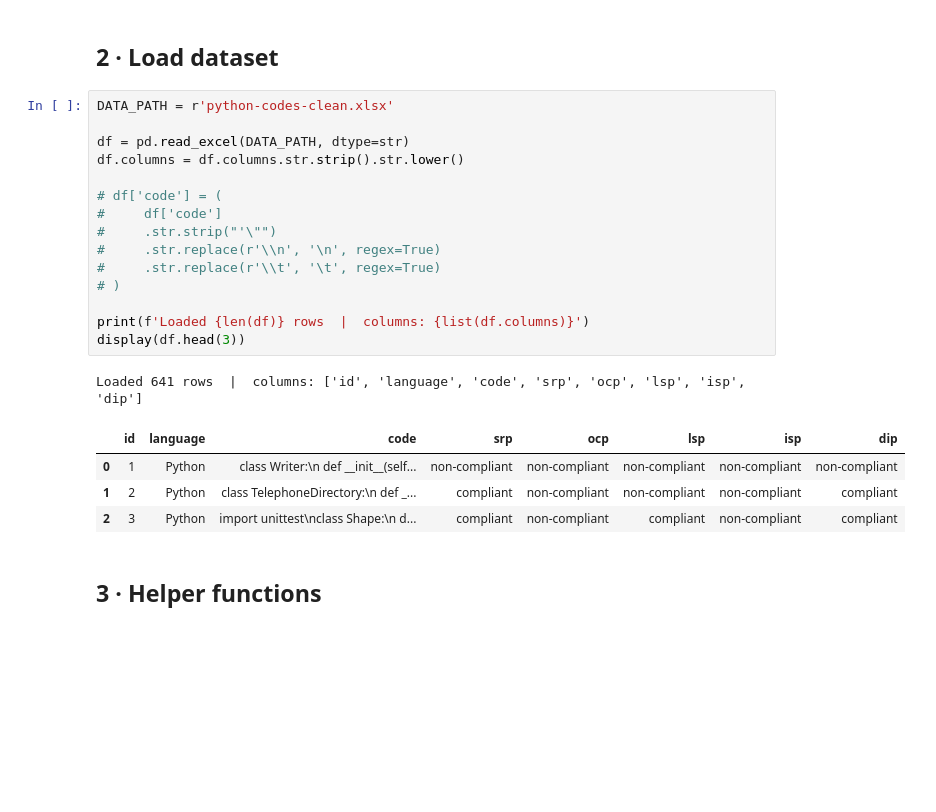
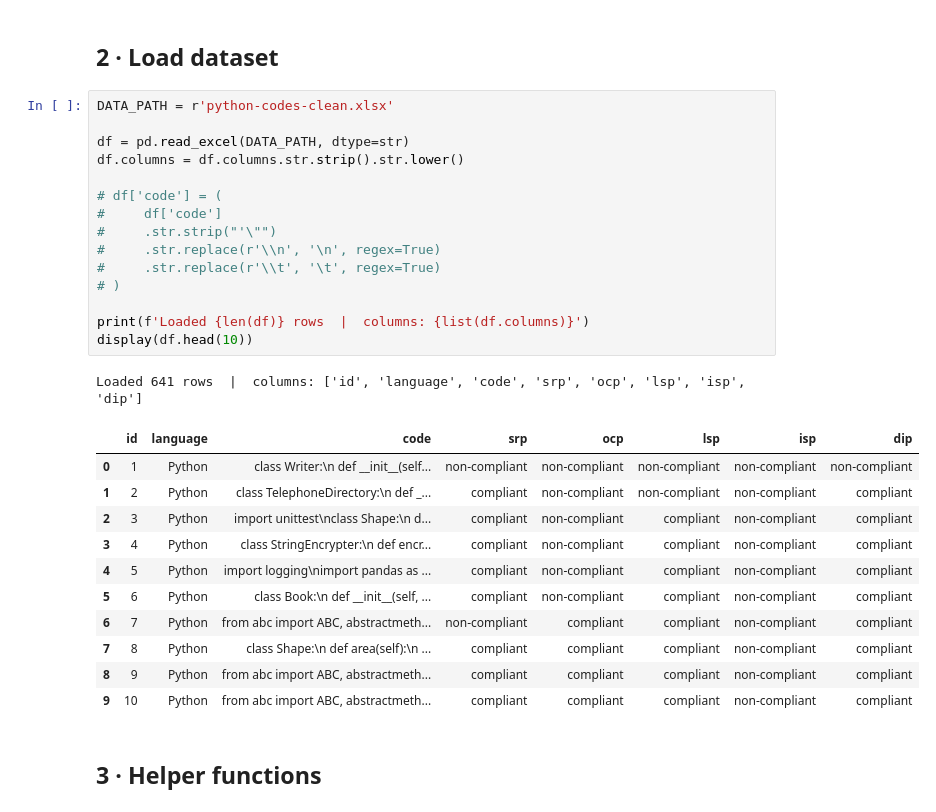
Before and after one commit to mrieden/code-analysis, a Jupyter notebook: Datasets/test_solid_tools (1).ipynb, the cells around one changed output. Cells and saved outputs as stored; diff of their text form; blank space fills up the shorter version.

```diff
--- a/Datasets/test_solid_tools (1).ipynb
+++ b/Datasets/test_solid_tools (1).ipynb
@@ -24,24 +24,31 @@ print('✅ All tools imported successfully.')
 # %%
 DATA_PATH = r'python-codes-clean.xlsx'
 
 df = pd.read_excel(DATA_PATH, dtype=str)
 df.columns = df.columns.str.strip().str.lower()
 
 # df['code'] = (
 #     df['code']
 #     .str.strip("'\"")
 #     .str.replace(r'\\n', '\n', regex=True)
 #     .str.replace(r'\\t', '\t', regex=True)
 # )
 
 print(f'Loaded {len(df)} rows  |  columns: {list(df.columns)}')
-display(df.head(3))
+display(df.head(10))
 # %% [output]
 Loaded 641 rows  |  columns: ['id', 'language', 'code', 'srp', 'ocp', 'lsp', 'isp', 'dip']
 |  | id | language | code | srp | ocp | lsp | isp | dip |
 | 0 | 1 | Python | class Writer:\n def __init__(self... | non-compliant | non-compliant | non-compliant | non-compliant | non-compliant |
 | 1 | 2 | Python | class TelephoneDirectory:\n def _... | compliant | non-compliant | non-compliant | non-compliant | compliant |
 | 2 | 3 | Python | import unittest\nclass Shape:\n d... | compliant | non-compliant | compliant | non-compliant | compliant |
+| 3 | 4 | Python | class StringEncrypter:\n def encr... | compliant | non-compliant | compliant | non-compliant | compliant |
+| 4 | 5 | Python | import logging\nimport pandas as ... | compliant | non-compliant | compliant | non-compliant | compliant |
+| 5 | 6 | Python | class Book:\n def __init__(self, ... | compliant | non-compliant | compliant | non-compliant | compliant |
+| 6 | 7 | Python | from abc import ABC, abstractmeth... | non-compliant | compliant | compliant | non-compliant | compliant |
+| 7 | 8 | Python | class Shape:\n def area(self):\n ... | compliant | compliant | compliant | non-compliant | compliant |
+| 8 | 9 | Python | from abc import ABC, abstractmeth... | compliant | compliant | compliant | non-compliant | compliant |
+| 9 | 10 | Python | from abc import ABC, abstractmeth... | compliant | compliant | compliant | non-compliant | compliant |
 # %% [markdown]
 ## 3 · Helper functions
 # %%
```
Also changed, not shown: parts of 10 cells of this notebook, 4 other files.
